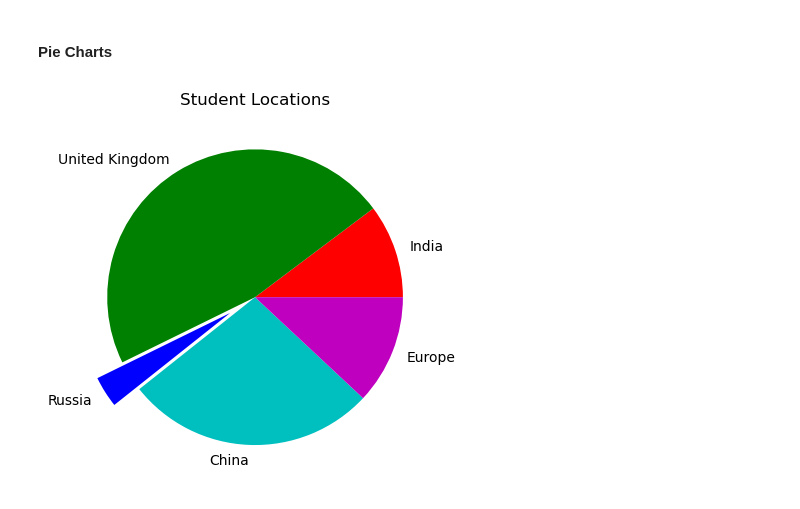
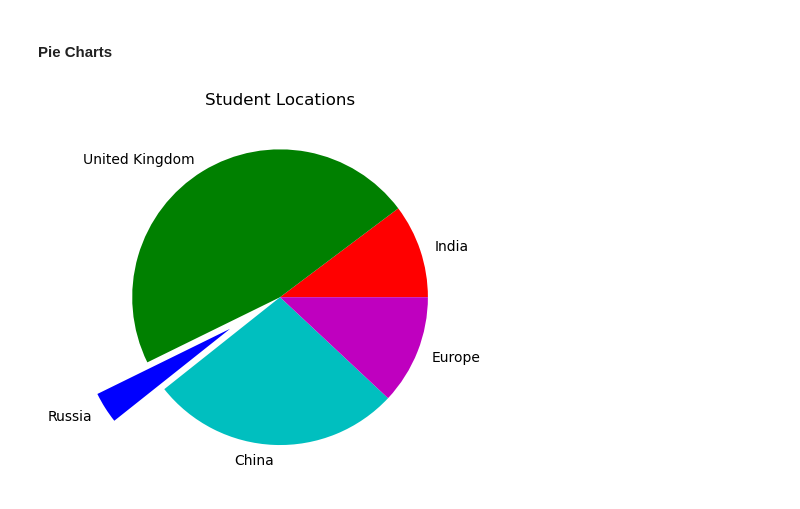
Before and after one commit to f-ssemwanga/ml_datascience_generative_AI, a Jupyter notebook: matplotLibBasics.ipynb, the cells around one changed output. Drawn from its saved outputs; the diff is of its cells as text; code cells hidden in the pictures.

Commit message:
plot pie chart

```diff
--- a/matplotLibBasics.ipynb
+++ b/matplotLibBasics.ipynb
@@ -140,13 +140,13 @@ findfont: Font family 'Comic Neue' not found.
 # %%
 #remove xkcd mode
 plt.rcdefaults()
 
 values = [12, 55, 4, 32, 14]
 colors = ['r', 'g', 'b', 'c', 'm']
-explode = [0, 0, 0.2, 0, 0]
+explode = [0, 0, 0.4, 0, 0]
 labels = ['India', 'United Kingdom', 'Russia', 'China', 'Europe']
 plt.pie(values, colors = colors, labels =labels, explode= explode)
 plt.title('Student Locations')
 plt.show()
 # %% [output]
-[figure, old version]
+[figure, new version]
```
